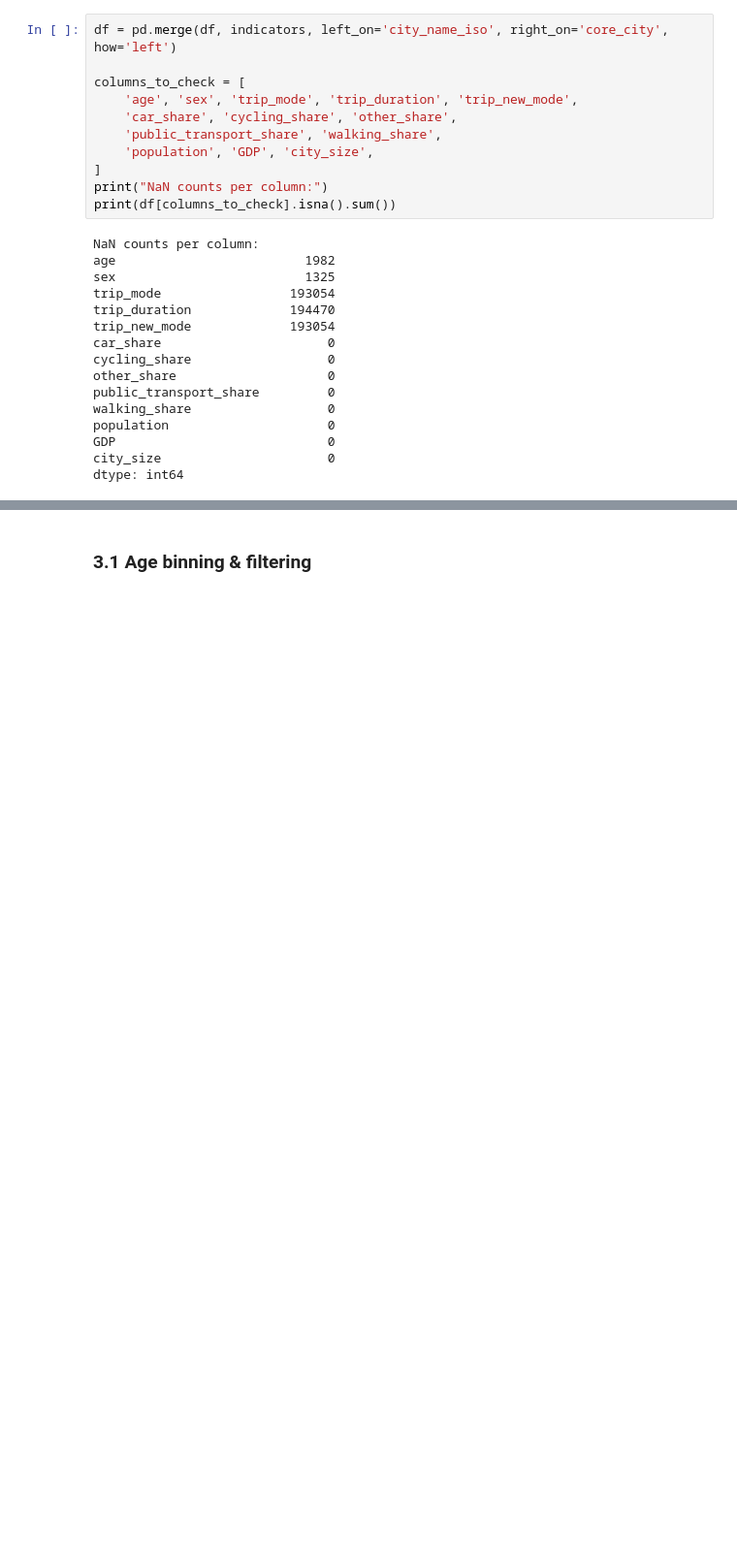
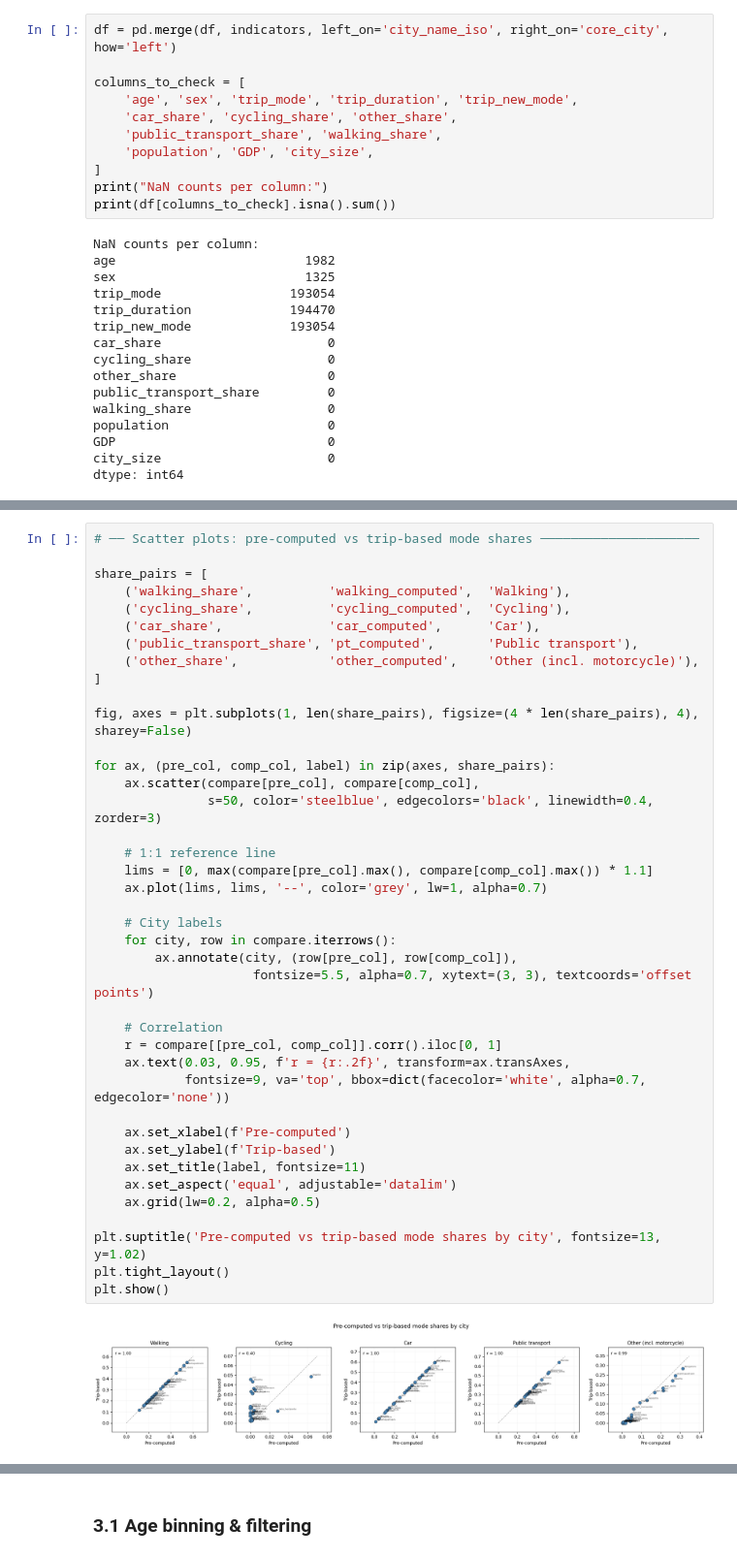
Before and after one commit to Public-Health-Modelling-Cambridge/travelBehaviour, a Jupyter notebook: travelBehaviour.ipynb, the cells around one changed output, grey strips where cells are left out. Shown at 97% size. Drawn from its saved outputs; the diff is of its cells as text; blank space fills up the shorter version.

```diff
--- a/travelBehaviour.ipynb
+++ b/travelBehaviour.ipynb
@@ -210,0 +279,42 @@ dtype: int64
+# %%
+# ── Scatter plots: pre-computed vs trip-based mode shares ─────────────────────
+
+share_pairs = [
+    ('walking_share',          'walking_computed',  'Walking'),
+    ('cycling_share',          'cycling_computed',  'Cycling'),
+    ('car_share',              'car_computed',      'Car'),
+    ('public_transport_share', 'pt_computed',       'Public transport'),
+    ('other_share',            'other_computed',    'Other (incl. motorcycle)'),
+]
+
+fig, axes = plt.subplots(1, len(share_pairs), figsize=(4 * len(share_pairs), 4), sharey=False)
+
+for ax, (pre_col, comp_col, label) in zip(axes, share_pairs):
+    ax.scatter(compare[pre_col], compare[comp_col],
+               s=50, color='steelblue', edgecolors='black', linewidth=0.4, zorder=3)
+
+    # 1:1 reference line
+    lims = [0, max(compare[pre_col].max(), compare[comp_col].max()) * 1.1]
+    ax.plot(lims, lims, '--', color='grey', lw=1, alpha=0.7)
+
+    # City labels
+    for city, row in compare.iterrows():
+        ax.annotate(city, (row[pre_col], row[comp_col]),
+                     fontsize=5.5, alpha=0.7, xytext=(3, 3), textcoords='offset points')
+
+    # Correlation
+    r = compare[[pre_col, comp_col]].corr().iloc[0, 1]
+    ax.text(0.03, 0.95, f'r = {r:.2f}', transform=ax.transAxes,
+            fontsize=9, va='top', bbox=dict(facecolor='white', alpha=0.7, edgecolor='none'))
+
+    ax.set_xlabel(f'Pre-computed')
+    ax.set_ylabel(f'Trip-based')
+    ax.set_title(label, fontsize=11)
+    ax.set_aspect('equal', adjustable='datalim')
+    ax.grid(lw=0.2, alpha=0.5)
+
+plt.suptitle('Pre-computed vs trip-based mode shares by city', fontsize=13, y=1.02)
+plt.tight_layout()
+plt.show()
+# %% [output]
+[figure, added]
```
Also changed, not shown: parts of 52 cells of this notebook.
